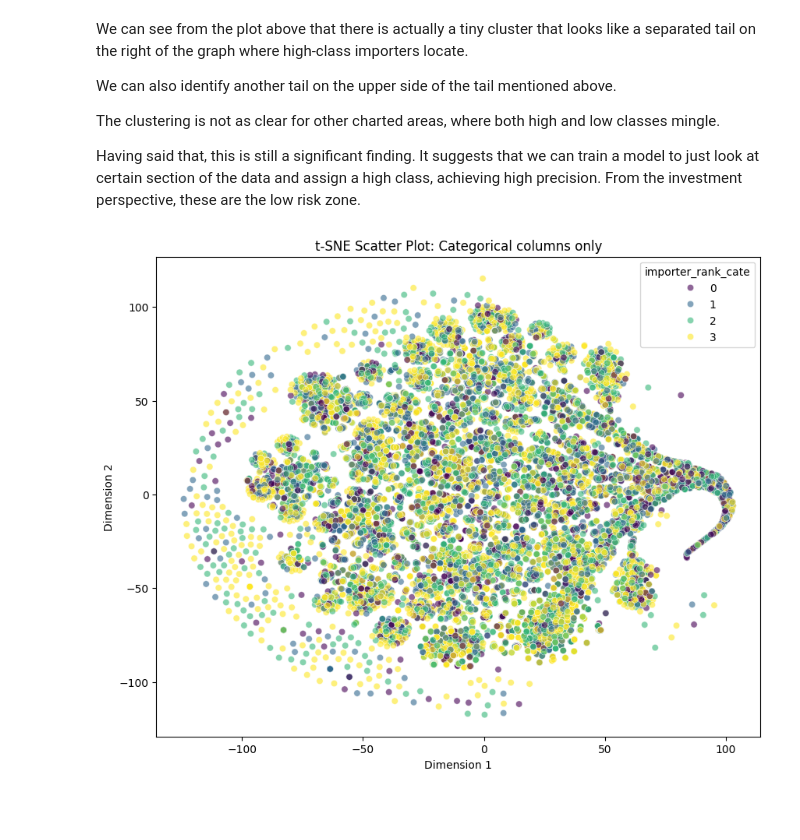
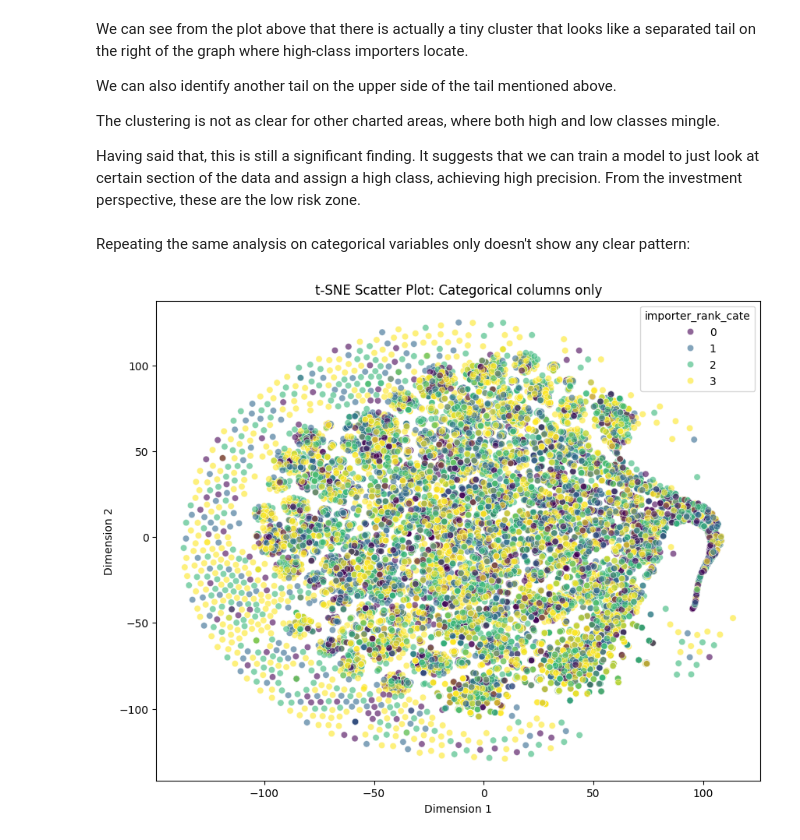
Before and after one commit to xtfocus/impgenius, a Jupyter notebook: notebooks/Attribute_calculation.ipynb, the cells around one changed output. Cells and saved outputs as stored; diff of their text form; code cells hidden in the pictures; blank space fills up the shorter version.

```diff
--- a/notebooks/Attribute_calculation.ipynb
+++ b/notebooks/Attribute_calculation.ipynb
@@ -44,5 +44,3 @@ plt.title("Number of importers by class: Class 0 is the best and so on");
-# %%
-main = main.merge(importers[['id', 'importer_rank_cate']])
 # %% [markdown]
 # importer attributes
 
@@ -78,6 +76,7 @@ main = main.merge(importers[['id', 'importer_rank_cate']])
 # %%
 # inner join is ok here because we made sure now rows will be dropped in the cleaning step
 main = main.merge(ports, left_on="port_of_unlading", right_on="port_code", how="inner")
+main = main.merge(importers[['id', 'importer_rank_cate']], how='inner')
 # %%
 # Calculating attributes
 
@@ -199,25 +182,27 @@ We can also identify another tail on the upper side of the tail mentioned above.
 The clustering is not as clear for other charted areas, where both high and low classes mingle.
 
 Having said that, this is still a significant finding. It suggests that we can train a model to just look at certain section of the data and assign a high class, achieving high precision. From the investment perspective, these are the low risk zone.
+# %% [markdown]
+Repeating the same analysis on categorical variables only doesn't show any clear pattern:
 # %%
-tsne = TSNE(n_components=2, random_state=42, perplexity=50.0,)
+tsne = TSNE(n_components=2, random_state=42)
 tsne_result = tsne.fit_transform(df_processed[['n_goods'] +
                                               [i for i in df_processed.columns if i not in numericals]])
 
 # Create a DataFrame with the reduced dimensions
 df_tsne = pd.DataFrame(tsne_result, columns=['Dimension 1', 'Dimension 2'])
 
 # Add the 'importer_rank_cate' column to the reduced DataFrame
 df_tsne['importer_rank_cate'] = list(importer_profile['importer_rank_cate'])
 
 # Step 3: Scatter plot using the reduced dimensions
 plt.figure(figsize=(10, 8))
 sns.scatterplot(x='Dimension 1', y='Dimension 2',
                 hue='importer_rank_cate',
                 data=df_tsne,
                 palette='viridis',
                alpha=.6)
 plt.title("t-SNE Scatter Plot: Categorical columns only")
 plt.show()
 # %% [output]
-[figure, old version]
+[figure, new version]
```
Also changed, not shown: parts of 6 cells of this notebook, 7 other files.
